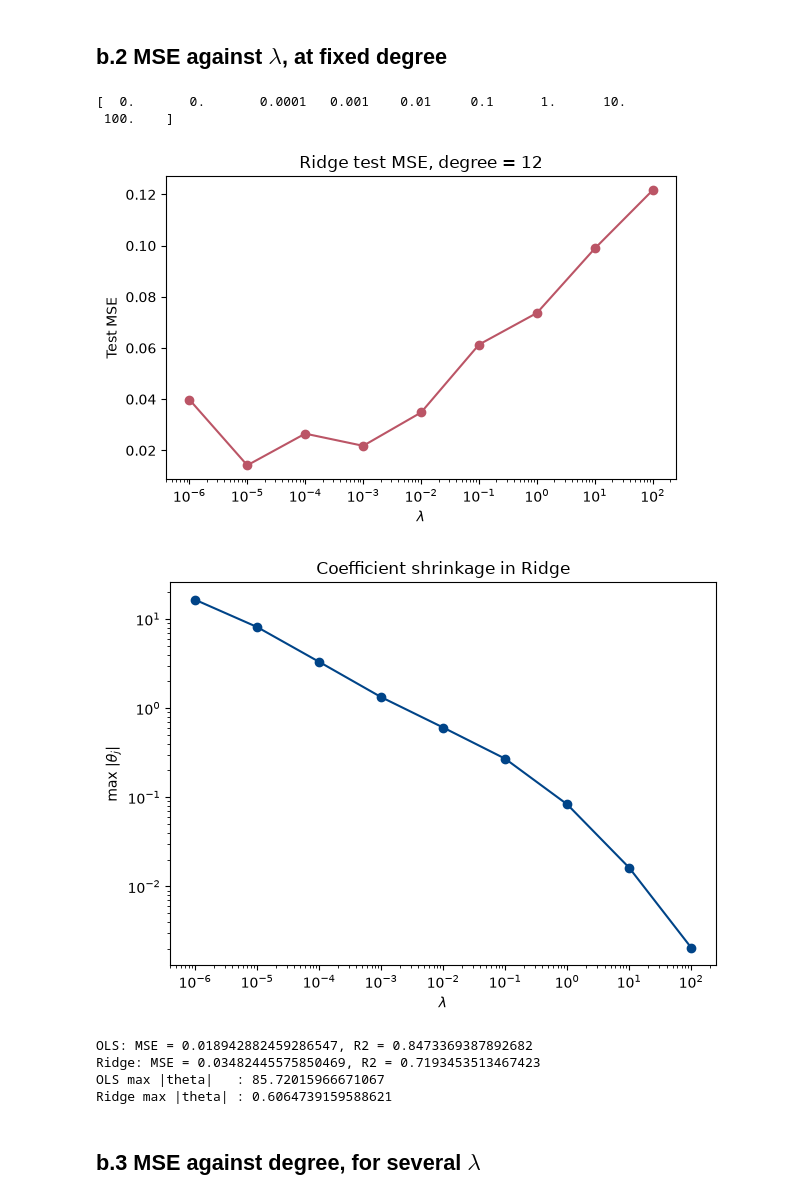
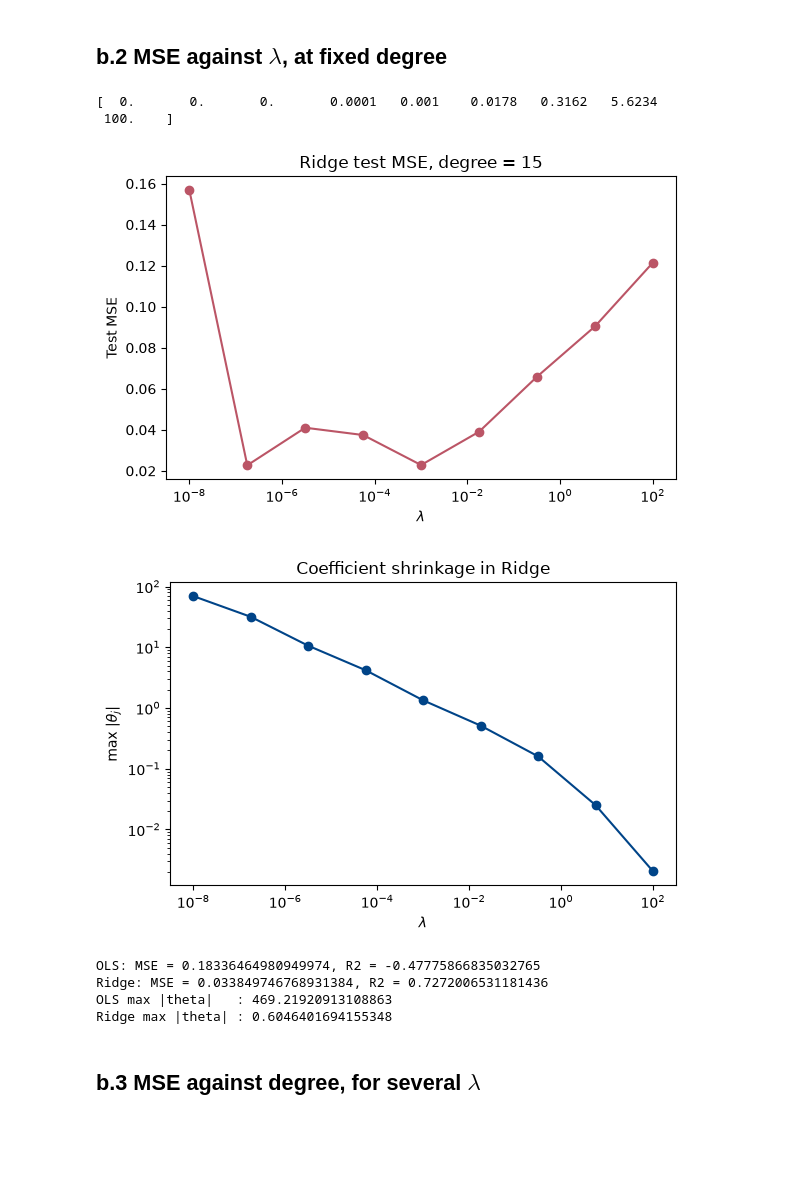
Before and after one commit to Parisa-amin/FYS-STK4155, a Jupyter notebook: Project1/code/Project1.ipynb, the cells around one changed output. Cells and saved outputs as stored; diff of their text form; code cells hidden in the pictures; blank space fills up the shorter version.

```diff
--- a/Project1/code/Project1.ipynb
+++ b/Project1/code/Project1.ipynb
@@ -390,13 +393,13 @@ True
 # %% [markdown]
 ## b.2 MSE against $\lambda$, at fixed degree
 # %%
-lambdas =np.logspace(-6, 2, 9)
+lambdas =np.logspace(-8, 2, 9)
 print(lambdas)
 # %% [output]
-[  0.       0.       0.0001   0.001    0.01     0.1      1.      10.
+[  0.       0.       0.       0.0001   0.001    0.0178   0.3162   5.6234
  100.    ]
 # %%
-degree= 12
+degree= 15
 mse_ridge= np.zeros(len(lambdas))
 r2_ridge= np.zeros(len(lambdas))
 theta_ridge_all= []
@@ -421,25 +424,25 @@ plt.title(f"Ridge test MSE, degree = {degree}")
 plt.tight_layout()
 plt.show()
 # %% [output]
-[figure, old version]
+[figure, new version]
 # %%
 max_theta_ridge= np.zeros(len(lambdas))
 
 for i, theta in enumerate(theta_ridge_all):
     max_theta_ridge[i]= np.max(np.abs(theta_ridge_all[i]))
 
-plt.Figure(figsize=(6, 4))
+plt.figure(figsize=(6, 4))
 plt.loglog(lambdas, max_theta_ridge, "o-",color=BLUE
 )
 
 plt.xlabel(r"$\lambda$")
 plt.ylabel(r"max $|\theta_j|$")
 plt.title("Coefficient shrinkage in Ridge")
 
 plt.tight_layout()
 plt.show()
 # %% [output]
-[figure, old version]
+[figure, new version]
 # %%
 # comparing OLS and Ridge
 
@@ -453,9 +456,9 @@ print(f"Ridge: MSE = {MSE(y_test, y_test_pred_ridge)}, R2 = {R2(y_test, y_test_p
 print("OLS max |theta|   :", np.max(np.abs(theta_ols)))
 print("Ridge max |theta| :", np.max(np.abs(theta_ridge)))
 # %% [output]
-OLS: MSE = 0.018942882459286547, R2 = 0.8473369387892682
-Ridge: MSE = 0.03482445575850469, R2 = 0.7193453513467423
-OLS max |theta|   : 85.72015966671067
-Ridge max |theta| : 0.6064739159588621
+OLS: MSE = 0.18336464980949974, R2 = -0.47775866835032765
+Ridge: MSE = 0.033849746768931384, R2 = 0.7272006531181436
+OLS max |theta|   : 469.21920913108863
+Ridge max |theta| : 0.6046401694155348
 # %% [markdown]
 ## b.3 MSE against degree, for several $\lambda$
```
Also changed, not shown: parts of 3 cells of this notebook, 4 other files.
